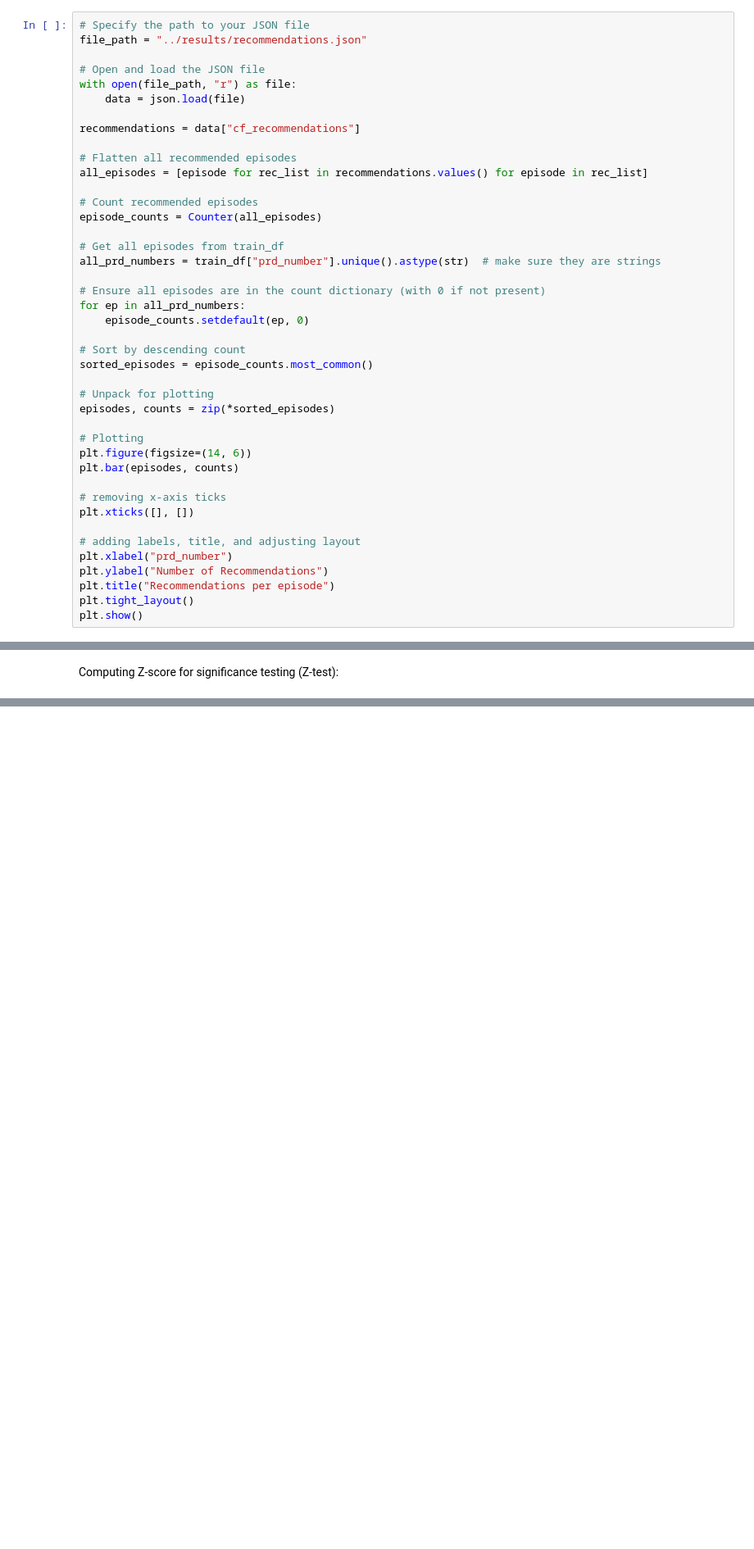
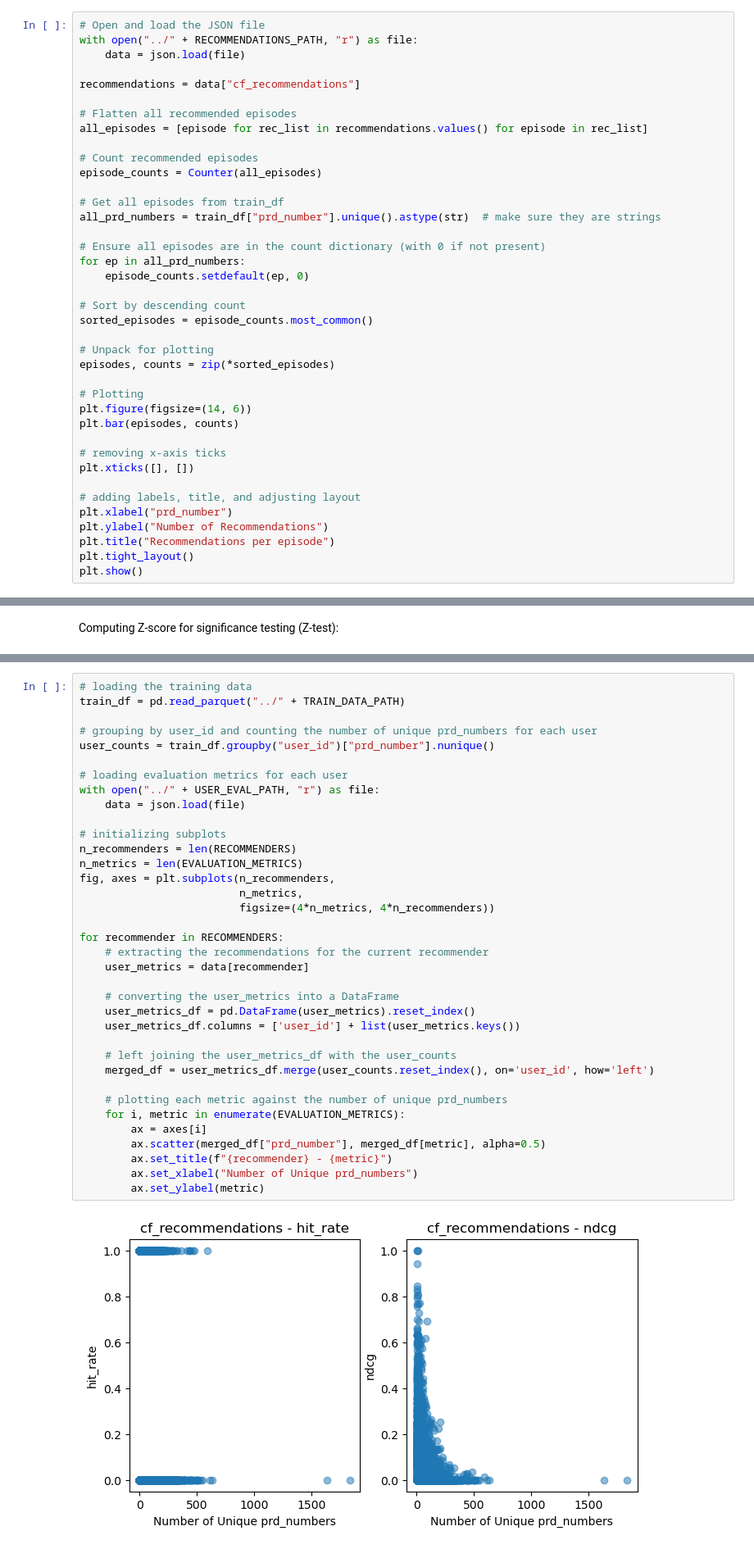
Before and after one commit to SebWae/dr-podcast-recsys-bsc-project, a Jupyter notebook: eda/error_analysis.ipynb, the cells around one changed output, grey strips where cells are left out. Shown at 82% size. Saved outputs shown, nothing was run; the diff lists cells and outputs as text; blank space fills up the shorter version.

Commit message:
user bias plot for cf and two evaluation metrics

```diff
--- a/eda/error_analysis.ipynb
+++ b/eda/error_analysis.ipynb
@@ -35,11 +50,8 @@ plt.show()
 # %% [output]
 [figure]
 # %%
-# Specify the path to your JSON file
-file_path = "../results/recommendations.json"
-
 # Open and load the JSON file
-with open(file_path, "r") as file:
+with open("../" + RECOMMENDATIONS_PATH, "r") as file:
     data = json.load(file)
 
 recommendations = data["cf_recommendations"]
@@ -118,0 +134,38 @@ P-value: 2.849113777680934e-05
+# %%
+# loading the training data
+train_df = pd.read_parquet("../" + TRAIN_DATA_PATH)
+
+# grouping by user_id and counting the number of unique prd_numbers for each user
+user_counts = train_df.groupby("user_id")["prd_number"].nunique()
+
+# loading evaluation metrics for each user
+with open("../" + USER_EVAL_PATH, "r") as file:
+    data = json.load(file)
+
+# initializing subplots
+n_recommenders = len(RECOMMENDERS)
+n_metrics = len(EVALUATION_METRICS)
+fig, axes = plt.subplots(n_recommenders,
+                         n_metrics,
+                         figsize=(4*n_metrics, 4*n_recommenders))
+
+for recommender in RECOMMENDERS:
+    # extracting the recommendations for the current recommender
+    user_metrics = data[recommender]
+
+    # converting the user_metrics into a DataFrame
+    user_metrics_df = pd.DataFrame(user_metrics).reset_index()
+    user_metrics_df.columns = ['user_id'] + list(user_metrics.keys())
+
+    # left joining the user_metrics_df with the user_counts
+    merged_df = user_metrics_df.merge(user_counts.reset_index(), on='user_id', how='left')
+
+    # plotting each metric against the number of unique prd_numbers
+    for i, metric in enumerate(EVALUATION_METRICS):
+        ax = axes[i]
+        ax.scatter(merged_df["prd_number"], merged_df[metric], alpha=0.5)
+        ax.set_title(f"{recommender} - {metric}")
+        ax.set_xlabel("Number of Unique prd_numbers")
+        ax.set_ylabel(metric)
+# %% [output]
+[figure, added]
```
Also changed, not shown: parts of 13 cells of this notebook.
